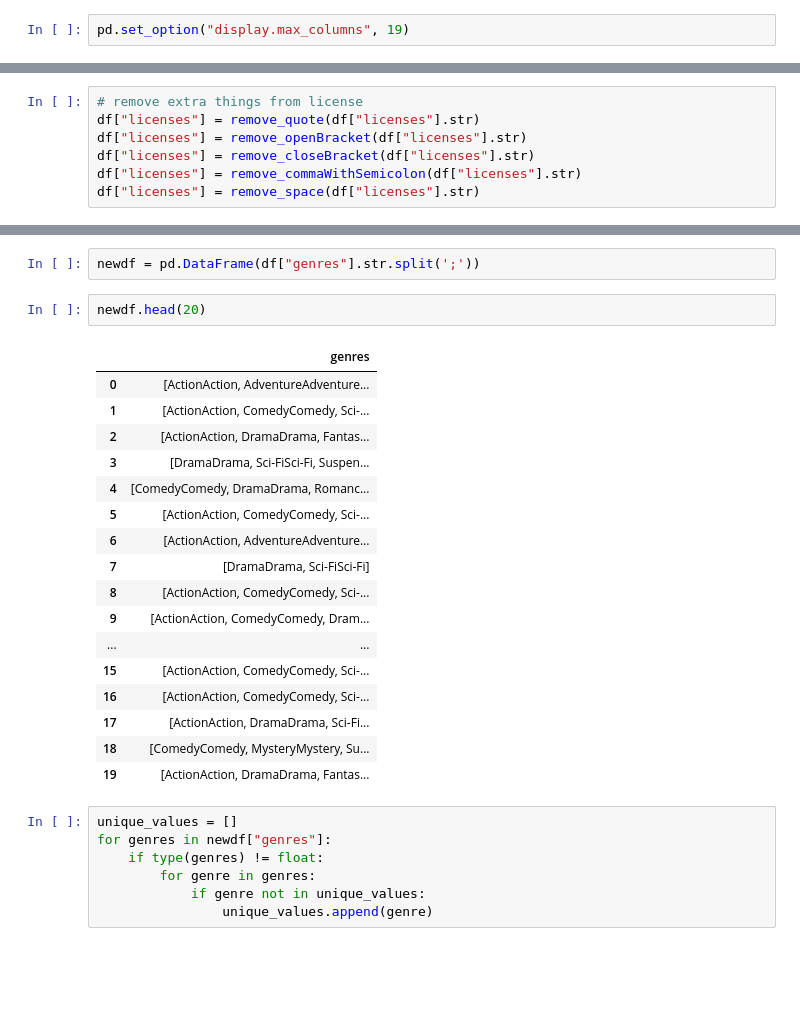
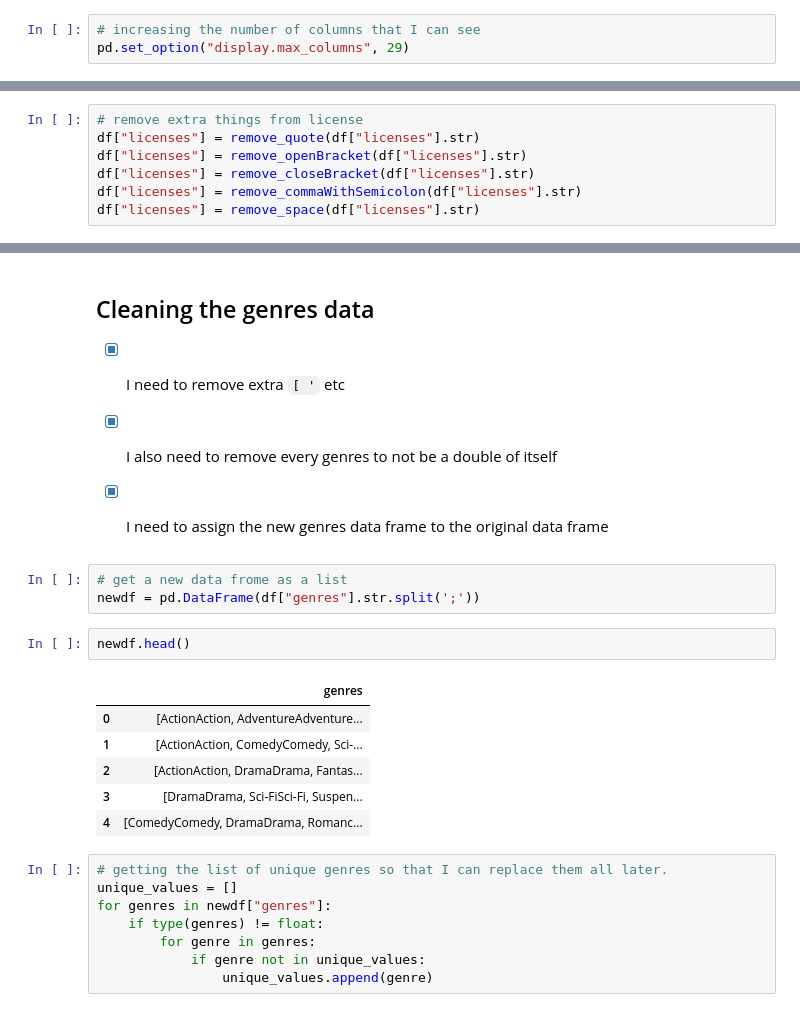
Before and after one commit to BinLama/webScraping, a Jupyter notebook: dataFormatter.ipynb, the cells around one changed output, grey strips where cells are left out. Cells and saved outputs as stored; diff of their text form; blank space fills up the shorter version.

```diff
--- a/dataFormatter.ipynb
+++ b/dataFormatter.ipynb
@@ -6,6 +9,7 @@ import numpy as np
 df = pd.read_csv("animeInfoComp.csv")
 # %%
-pd.set_option("display.max_columns", 19)
+# increasing the number of columns that I can see
+pd.set_option("display.max_columns", 29)
 # %%
 df.head()
 # %% [output]
@@ -82,26 +83,25 @@ df.head(20)
+# %% [markdown]
+## Cleaning the genres data
+
+- [x] I need to remove extra `[ '` etc
+
+- [x] I also need to remove every genres to not be a double of itself
+
+- [x] I need to assign the new genres data frame to the original data frame
 # %%
+# get a new data frome as a list
 newdf = pd.DataFrame(df["genres"].str.split(';'))
 # %%
-newdf.head(20)
+newdf.head()
 # %% [output]
 |  | genres |
 | 0 | [ActionAction, AdventureAdventure... |
 | 1 | [ActionAction, ComedyComedy, Sci-... |
 | 2 | [ActionAction, DramaDrama, Fantas... |
 | 3 | [DramaDrama, Sci-FiSci-Fi, Suspen... |
 | 4 | [ComedyComedy, DramaDrama, Romanc... |
-| 5 | [ActionAction, ComedyComedy, Sci-... |
-| 6 | [ActionAction, AdventureAdventure... |
-| 7 | [DramaDrama, Sci-FiSci-Fi] |
-| 8 | [ActionAction, ComedyComedy, Sci-... |
-| 9 | [ActionAction, ComedyComedy, Dram... |
-| ... | ... |
-| 15 | [ActionAction, ComedyComedy, Sci-... |
-| 16 | [ActionAction, ComedyComedy, Sci-... |
-| 17 | [ActionAction, DramaDrama, Sci-Fi... |
-| 18 | [ComedyComedy, MysteryMystery, Su... |
-| 19 | [ActionAction, DramaDrama, Fantas... |
 # %%
+# getting the list of unique genres so that I can replace them all later.
 unique_values = []
 for genres in newdf["genres"]:
     if type(genres) != float:
```
Also changed, not shown: parts of 30 cells of this notebook.
